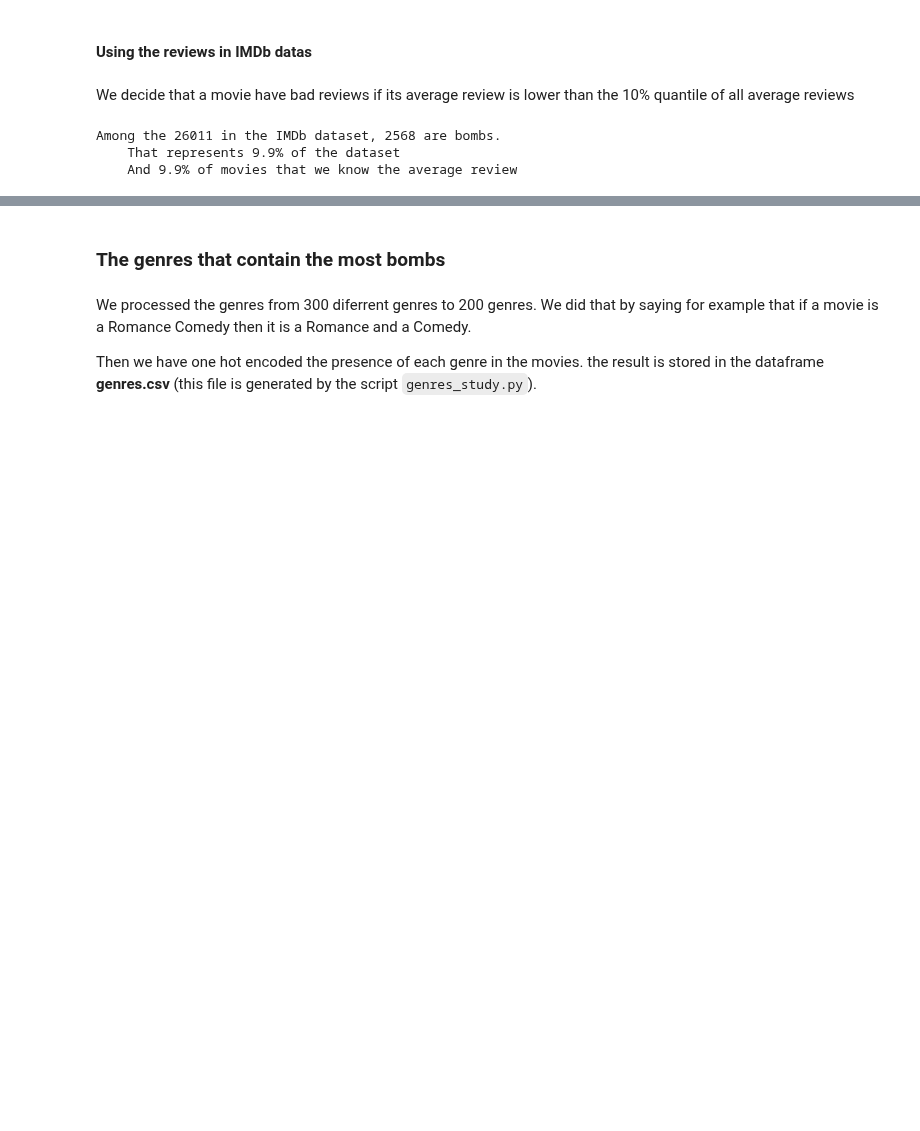
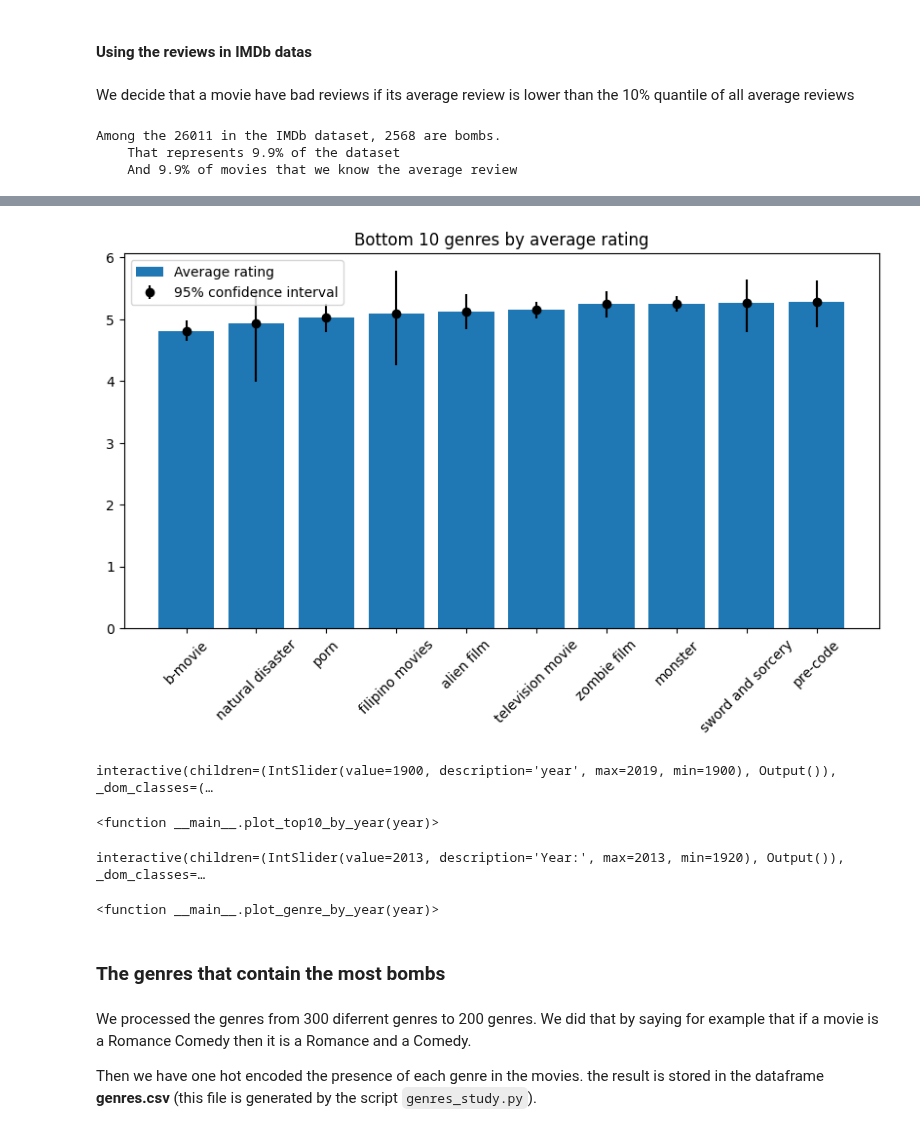
Before and after one commit to epfl-ada/ada-2022-project-adamax, a Jupyter notebook: src/initial_analysis.ipynb, the cells around one changed output, grey strips where cells are left out. Drawn from its saved outputs; the diff is of its cells as text; code cells hidden in the pictures; blank space fills up the shorter version.

```diff
--- a/src/initial_analysis.ipynb
+++ b/src/initial_analysis.ipynb
@@ -132,0 +245,13 @@ Among the 26011 in the IMDb dataset, 2568 are bombs.
+# %%
+# Plot the bottom 10 genres
+bottom10 = sorted(genre_rates.items(), key=lambda x: x[1][0], reverse=False)[:10]
+
+plt.figure(figsize=(10, 5))
+plt.bar([x[0] for x in bottom10], [x[1][0] for x in bottom10], label="Average rating")
+plt.errorbar([x[0] for x in bottom10], [x[1][0] for x in bottom10], yerr=[[x[1][0]-x[1][1] for x in bottom10], [x[1][2]-x[1][0] for x in bottom10]], fmt='o', color='black', label="95% confidence interval")
+plt.xticks(rotation=45)
+plt.title("Bottom 10 genres by average rating")
+plt.legend()
+plt.show()
+# %% [output]
+[figure, added]
@@ -133,3 +269,36 @@ Among the 26011 in the IMDb dataset, 2568 are bombs.
+# %%
+# Plot the top 10 genres by year
+widget = widgets.IntSlider(min=1900, max=2019, step=1, value=1900)
+def plot_top10_by_year(year):
+    top10 = sorted(genre_rates_by_year[year].items(), key=lambda x: x[1][0], reverse=True)[:10]
+    plt.figure(figsize=(10, 5))
+    plt.bar([x[0] for x in top10], [x[1][0] for x in top10])
+    plt.errorbar([x[0] for x in top10], [x[1][0] for x in top10], yerr=[[x[1][0]-x[1][1] for x in top10], [x[1][2]-x[1][0] for x in top10]], fmt='o', color='black')
+    plt.xticks(rotation=45)
+    plt.title(f"Top 10 genres by average rating in {year}")
+    plt.show()
+
+widgets.interact(plot_top10_by_year, year=widget)
+# %% [output]
+interactive(children=(IntSlider(value=1900, description='year', max=2019, min=1900), Output()), _dom_classes=(…
+<function __main__.plot_top10_by_year(year)>
+# %%
+# Plot the bottom 10 genres by year
+widget = widgets.IntSlider(min=1920, max=2013, step=1, value=2013, description="Year:")
+def plot_genre_by_year(year):
+    bottom10 = sorted(genre_rates_by_year[year].items(), key=lambda x: x[1][0], reverse=False)[:10]
+    plt.figure(figsize=(10, 5))
+    plt.bar([x[0] for x in bottom10], [x[1][0] for x in bottom10], label="Average rating")
+    plt.errorbar([x[0] for x in bottom10], [x[1][0] for x in bottom10], yerr=[[x[1][0]-x[1][1] for x in bottom10], [x[1][2]-x[1][0] for x in bottom10]], fmt='o', color='black', label="95% confidence interval")
+    plt.xticks(rotation=45)
+    plt.title(f"Bottom 10 genres by average rating in {year}")
+    plt.legend()
+    plt.show()
+
+widgets.interact(plot_genre_by_year, year=widget)
+# %% [output]
+interactive(children=(IntSlider(value=2013, description='Year:', max=2013, min=1920), Output()), _dom_classes=…
+<function __main__.plot_genre_by_year(year)>
 # %% [markdown]
 ### The genres that contain the most bombs
 # %% [markdown]
```
Also changed, not shown: parts of 32 cells of this notebook.
